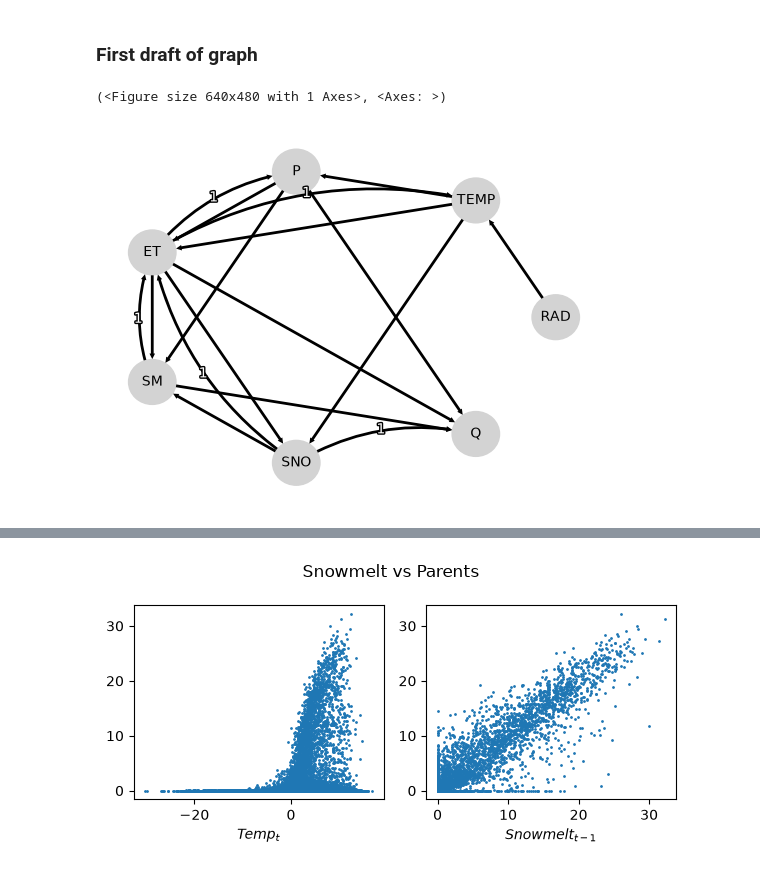
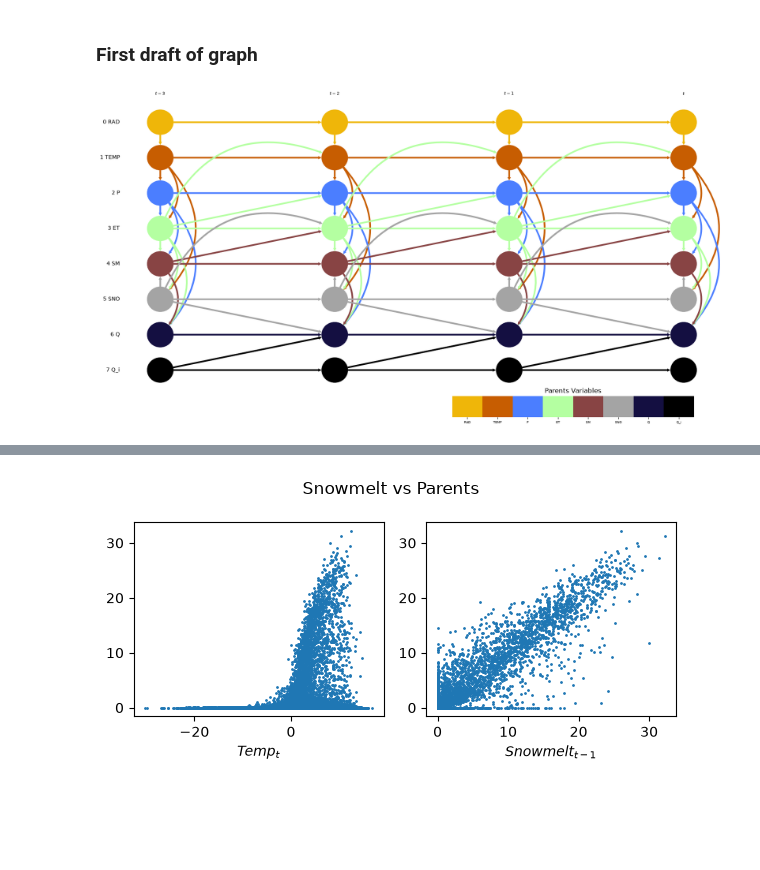
Before and after one commit to tripleUU-U/snow_causal_inference, a Jupyter notebook: code/radiation_proxy.ipynb, the cells around one changed output, grey strips where cells are left out. Saved outputs shown, nothing was run; the diff lists cells and outputs as text; code cells hidden in the pictures; blank space fills up the shorter version.

```diff
--- a/code/radiation_proxy.ipynb
+++ b/code/radiation_proxy.ipynb
@@ -203,5 +289,5 @@ catchment_attributes_df.loc[:, ["area_calc", "elev_mean", "frac_snow", "p_mean"]
 # %% [markdown]
 ### CEE Prep
 # %%
-vars_tg, vars_df = construct_vars_tg(lamah_ce_path=lamah_ce_path, basin_id=802)
+vars_tg, vars_df = construct_vars_tg(lamah_ce_path=lamah_ce_path, basin_id=basin_id, upstream_basin_id=801)
 # %% [output]
@@ -265,35 +369,62 @@ graph[1, 3, 0] = "-->" # controls ET, in terms of energy
 graph[1, 5, 0] = "-->" # controls SNO
 
 # P
 graph[2, 3, 0] = "-->" # limits ET, in terms of availalbe water
 graph[2, 4, 0] = "-->" # water source for SM
 graph[2, 6, 0] = "-->" # contributes to Q
 
 # ET
 graph[3, 1, 1] = "-->" # condensation cools, lagged to avoid cycle
 graph[3, 2, 1] = "-->" # condensation drives P
 graph[3, 4, 0] = "-->" # drains SM
 graph[3, 5, 0] = "-->" # limits snowmelt by consuming energy to evaporate snow
 graph[3, 6, 0] = "-->" # other outflux next to Q
 
 # SM
 graph[4, 3, 1] = "-->" # after a day of a prec, water from Soil can evaporate
 graph[4, 6, 0] = "-->" # water in soil doesnt runoff, if soil saturated more surface discharge
 
 # SNO
 graph[5, 3, 1] = "-->" # supplies available water to evaporate
 graph[5, 4, 0] = "-->" # melt infiltrates
 graph[5, 6, 1] = "-->" # melt contributes to Q
 
+# Q_in
+graph[7, 6, 1] = "-->" # upstream discharge
+
 graph = add_self_causation(graph=graph)
 
 graph = add_rev_contemp_links(graph=graph)
 
-tp.plot_graph(
+custom_colors = ["#efb609", "#c75d01", "#4b7eff", "#b4ffa1", "#884444", "#a4a4a4", "#140f41", "#000000"]
+cmap = ListedColormap(custom_colors)
+
+
+node_color_dict = construct_node_color_dict(colors=custom_colors, tau_max=tau_max)
+edge_color_matrix = construct_edge_color_matrix(graph=graph)
+
+fig, ax = plt.subplots(figsize=(20, 10))
+
+tp.plot_time_series_graph(
     graph=graph,
-    var_names=vars_df.columns,
-    arrow_linewidth=2,
+    var_names=var_names_with_id,
+    arrow_linewidth=3,
+    curved_radius=0.5,
+    figsize=(20,10),
+    special_nodes=node_color_dict,
+    val_matrix=edge_color_matrix,
+    cmap_edges=cmap,
+    vmin_edges=0,
+    vmax_edges=8,
+    edge_ticks=1.0,
+    fig_ax=(fig, ax)
 )
+
+for cax in ax.child_axes:
+    if cax.get_label() == "inset_axes":
+        cax.set_xticks(np.arange(len(vars_df.columns)) + 0.5)   # Ticks mittig auf den Farbfeldern
+        cax.set_xticklabels(vars_df.columns)
+        cax.set_xlabel("")
+        cax.set_title("Parents Variables")
 # %% [output]
-(<Figure size 640x480 with 1 Axes>, <Axes: >)
-[figure, old version]
+[figure, new version]
```
Also changed, not shown: parts of 32 cells of this notebook, 16 other files.
